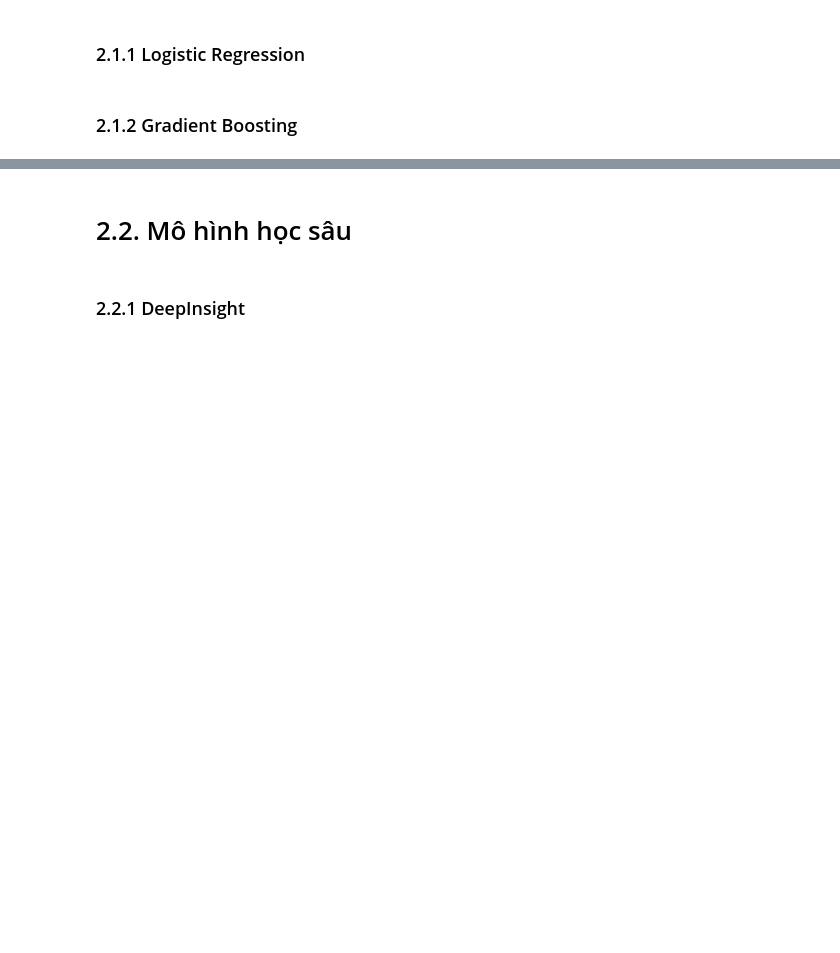
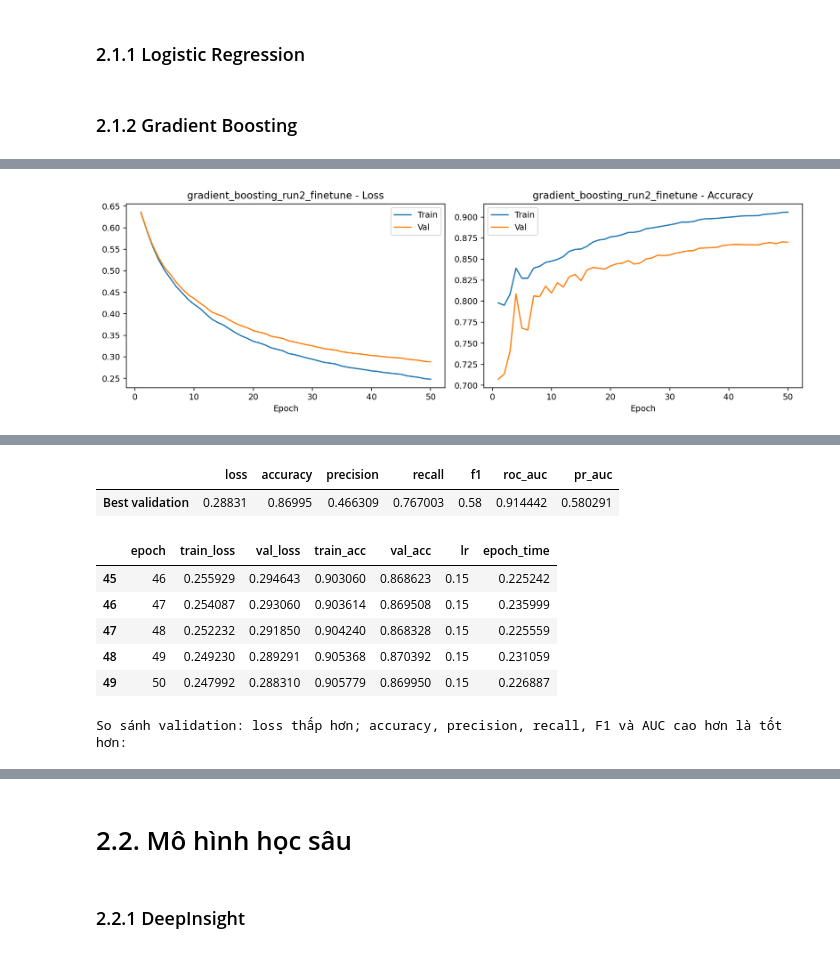
Before and after one commit to HocNguyen0605/DataMining_Nhom09, a Jupyter notebook: datamining-project.ipynb, the cells around one changed output, grey strips where cells are left out. Cells and saved outputs as stored; diff of their text form; code cells hidden in the pictures; blank space fills up the shorter version.

```diff
--- a/datamining-project.ipynb
+++ b/datamining-project.ipynb
@@ -1143,0 +1383,67 @@ Hạn chế. Nội suy tuyến tính giả định khoảng giữa hai khách h
+# %%
+# LẦN 2: GRADIENT BOOSTING VỚI SIÊU THAM SỐ ĐÃ TINH CHỈNH
+# Khởi tạo model mới và chạy đủ 50 vòng trên cùng dữ liệu như lần 1.
+# Lần 1: val_loss giảm từ 0.3778 (vòng 40) xuống 0.3595 (vòng 50).
+# Tăng max_depth 2 -> 3 để học thêm tương tác giữa các đặc trưng.
+# Tăng learning_rate 0.10 -> 0.15 để học thêm trong giới hạn 50 vòng.
+# Giữ min_samples_leaf, subsample và random_state như lần 1.
+
+if 'final' not in STAGE:
+    raise ValueError('Hãy chạy xong các cell tiền xử lý và chọn đặc trưng trước.')
+
+# Đọc trực tiếp đầu vào chung để cell này không cần chạy lại lần 1.
+gb_run2_data = (
+    STAGE['final']['X_train'],
+    STAGE['final']['y_train'],
+    STAGE['final']['X_val'],
+    STAGE['final']['y_val']
+)
+
+gb_run2_params = {
+    'learning_rate': 0.15,
+    'max_depth': 3,
+    'min_samples_leaf': 10,
+    'subsample': 0.8,
+    'random_state': 42
+}
+print('Thông số tinh chỉnh lần 2:', gb_run2_params)
+
+# Dùng lại hàm chung; tên riêng giúp lưu kết quả hai lần độc lập.
+gb_run2_model, gb_run2_history = fit_gradient_boosting(
+    params=gb_run2_params,
+    tag='gradient_boosting_run2_finetune',
+    data=gb_run2_data,
+    epochs=50
+)
+
+display(gb_run2_history.tail())
+
+# So sánh checkpoint tốt nhất của hai lần trên cùng tập validation.
+with Path('models/gradient_boosting_run1_random_summary.json').open(
+    'r', encoding='utf-8'
+) as file:
+    gb_run1_summary = json.load(file)
+
+with Path('models/gradient_boosting_run2_finetune_summary.json').open(
+    'r', encoding='utf-8'
+) as file:
+    gb_run2_summary = json.load(file)
+
+gb_comparison_rows = []
+for run_name, summary in [
+    ('Lần 1 - ngẫu nhiên', gb_run1_summary),
+    ('Lần 2 - tinh chỉnh', gb_run2_summary)
+]:
+    row = {
+        'run': run_name,
+        'best_epoch': summary['best_epoch'],
+        'total_epoch_time': summary['total_epoch_time']
+    }
+    row.update(summary['validation_metrics'])
+    gb_comparison_rows.append(row)
+
+gb_comparison = pd.DataFrame(gb_comparison_rows)
+gb_comparison.to_csv('models/gradient_boosting_comparison.csv', index=False)
+print('So sánh validation: loss thấp hơn; accuracy, precision, recall, F1 và AUC cao hơn là tốt hơn:')
+display(gb_comparison)
+# %% [output]
@@ -1143,0 +1467 @@ Hạn chế. Nội suy tuyến tính giả định khoảng giữa hai khách h
+[figure, added]
@@ -1143,0 +1470,9 @@ Hạn chế. Nội suy tuyến tính giả định khoảng giữa hai khách h
+|  | loss | accuracy | precision | recall | f1 | roc_auc | pr_auc |
+| Best validation | 0.28831 | 0.86995 | 0.466309 | 0.767003 | 0.58 | 0.914442 | 0.580291 |
+|  | epoch | train_loss | val_loss | train_acc | val_acc | lr | epoch_time |
+| 45 | 46 | 0.255929 | 0.294643 | 0.903060 | 0.868623 | 0.15 | 0.225242 |
+| 46 | 47 | 0.254087 | 0.293060 | 0.903614 | 0.869508 | 0.15 | 0.235999 |
+| 47 | 48 | 0.252232 | 0.291850 | 0.904240 | 0.868328 | 0.15 | 0.225559 |
+| 48 | 49 | 0.249230 | 0.289291 | 0.905368 | 0.870392 | 0.15 | 0.231059 |
+| 49 | 50 | 0.247992 | 0.288310 | 0.905779 | 0.869950 | 0.15 | 0.226887 |
+So sánh validation: loss thấp hơn; accuracy, precision, recall, F1 và AUC cao hơn là tốt hơn:
```
Also changed, not shown: parts of 10 cells of this notebook, 19 other files.
